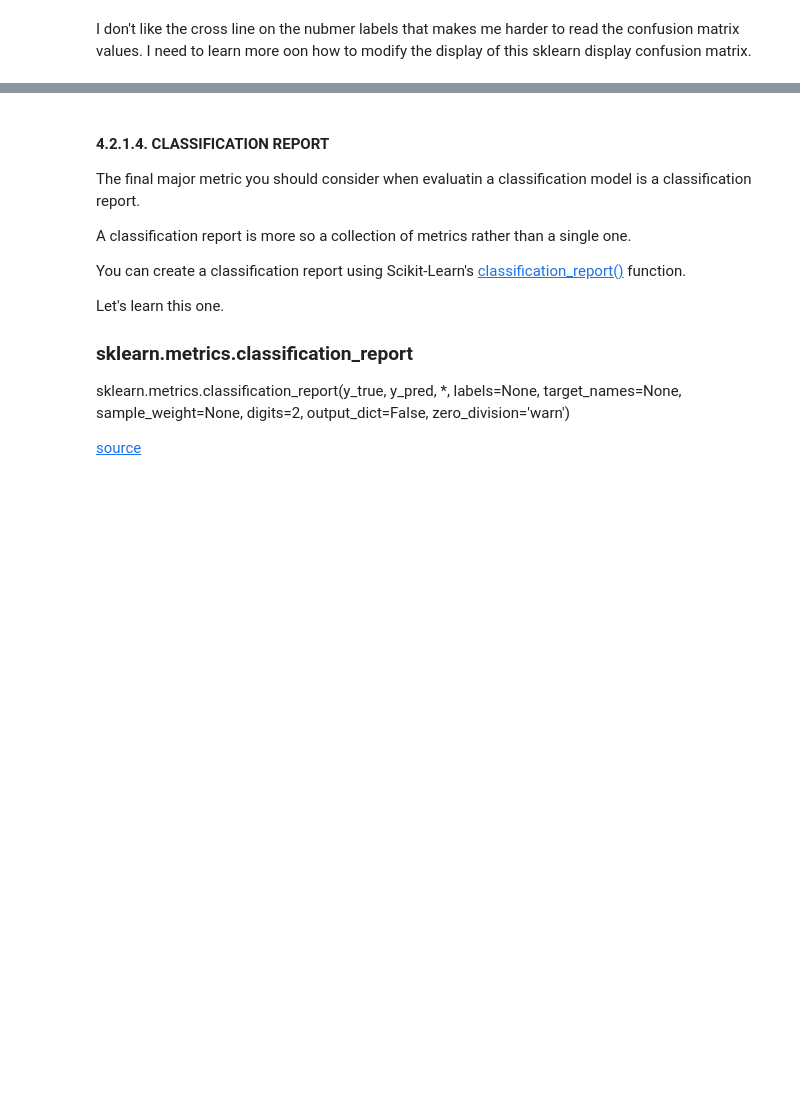
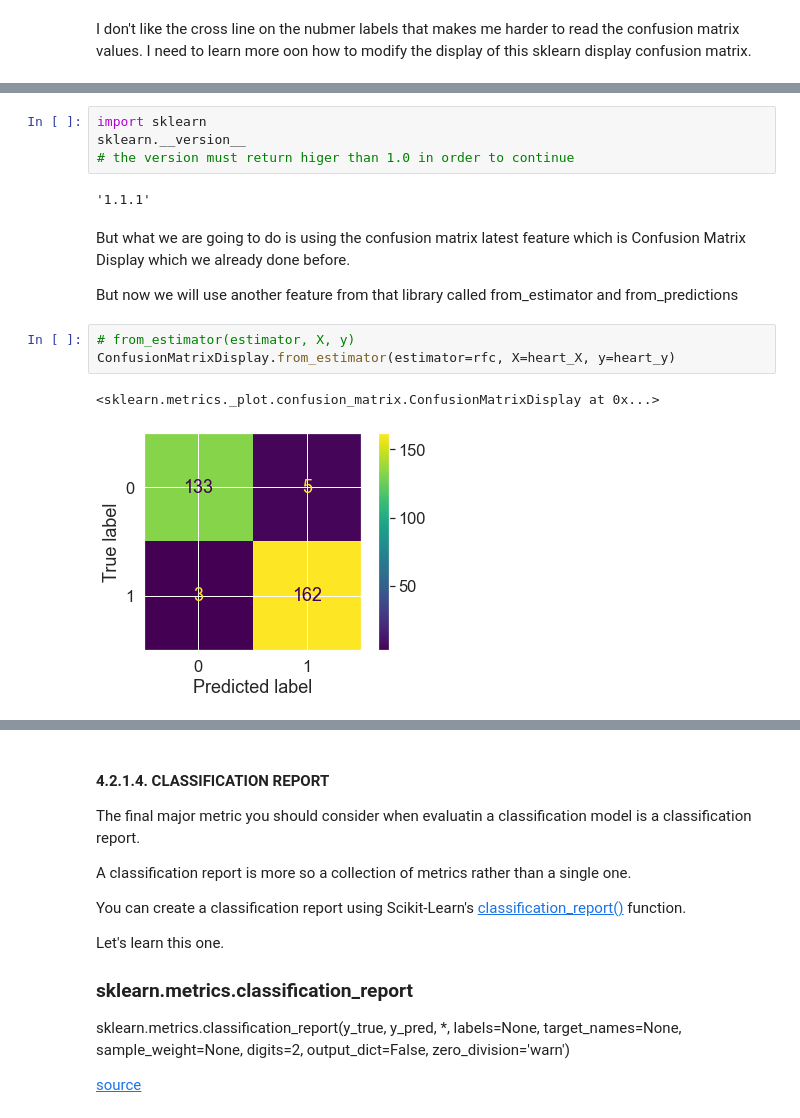
Before and after one commit to m00racle/zero-to-mastery-ml, a Jupyter notebook: section-2-data-science-and-ml-tools/Scikit-Learn-Evaluating-Model.ipynb, the cells around one changed output, grey strips where cells are left out. Cells and saved outputs as stored; diff of their text form; blank space fills up the shorter version.

Commit message:
update the confusion matrix using sklearn 1.0+

```diff
--- a/section-2-data-science-and-ml-tools/Scikit-Learn-Evaluating-Model.ipynb
+++ b/section-2-data-science-and-ml-tools/Scikit-Learn-Evaluating-Model.ipynb
@@ -664,0 +696,16 @@ I don't like the cross line on the nubmer labels that makes me harder to read th
+# %%
+import sklearn
+sklearn.__version__
+# the version must return higer than 1.0 in order to continue
+# %% [output]
+'1.1.1'
+# %% [markdown]
+But what we are going to do is using the confusion matrix latest feature which is Confusion Matrix Display which we already done before.
+
+But now we will use another feature from that library called from_estimator and from_predictions
+# %%
+# from_estimator(estimator, X, y)
+ConfusionMatrixDisplay.from_estimator(estimator=rfc, X=heart_X, y=heart_y)
+# %% [output]
+<sklearn.metrics._plot.confusion_matrix.ConfusionMatrixDisplay at 0x...>
+[figure, added]
```
Also changed, not shown: parts of 4 cells of this notebook.
